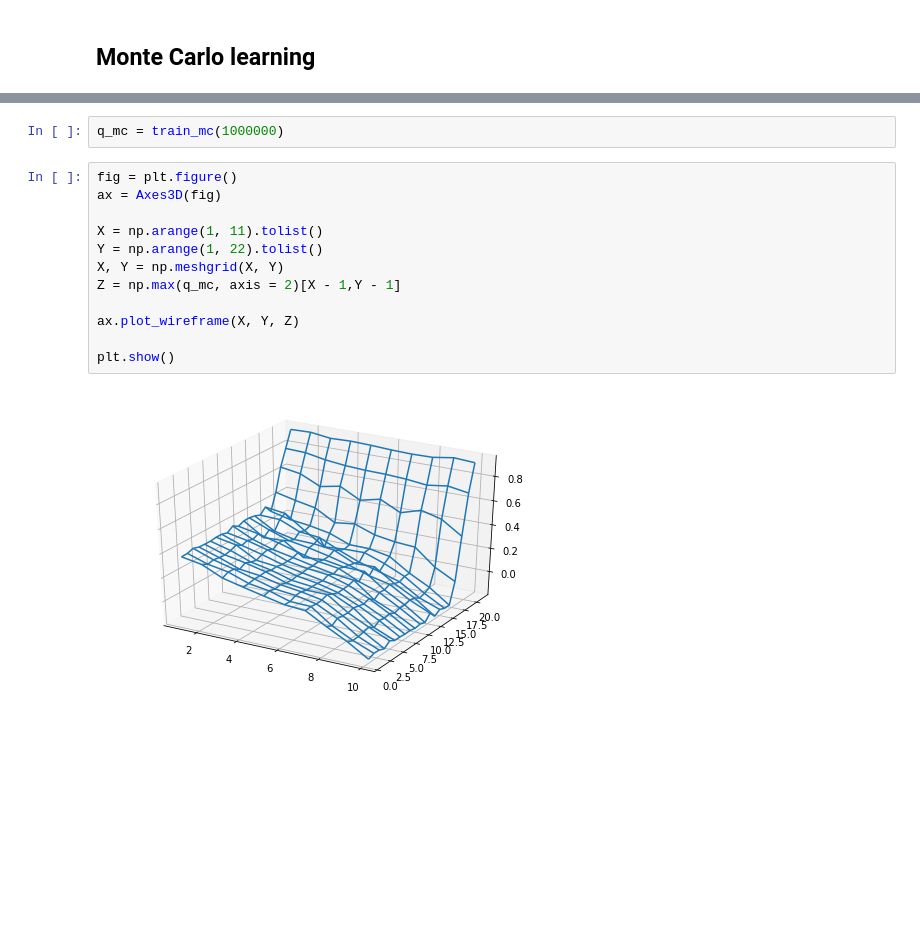
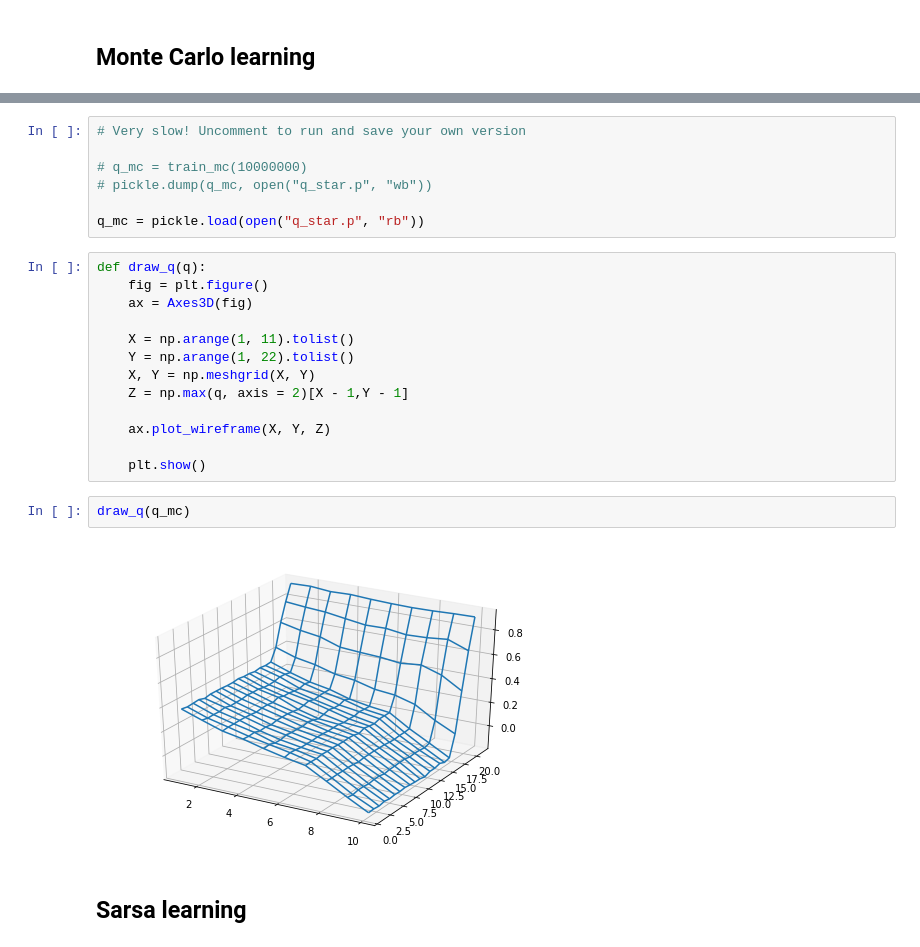
Before and after one commit to kwichmann/easy21, a Jupyter notebook: easy21.ipynb, the cells around one changed output, grey strips where cells are left out. Saved outputs shown, nothing was run; the diff lists cells and outputs as text; blank space fills up the shorter version.

Commit message:
Sarsa learning (and pickle of q*)

```diff
--- a/easy21.ipynb
+++ b/easy21.ipynb
@@ -82,19 +81,29 @@ def train_mc(episodes):
             q_mc[event] = current_q + 1 / visited_action[event] * (reward - current_q)
 
     return q_mc
-# %%
-q_mc = train_mc(1000000)
+# %%
+# Very slow! Uncomment to run and save your own version
+
+# q_mc = train_mc(10000000)
+# pickle.dump(q_mc, open("q_star.p", "wb"))
+
+q_mc = pickle.load(open("q_star.p", "rb"))
 # %%
-fig = plt.figure()
-ax = Axes3D(fig)
+def draw_q(q):
+    fig = plt.figure()
+    ax = Axes3D(fig)
 
-X = np.arange(1, 11).tolist()
-Y = np.arange(1, 22).tolist()
-X, Y = np.meshgrid(X, Y)
-Z = np.max(q_mc, axis = 2)[X - 1,Y - 1]
+    X = np.arange(1, 11).tolist()
+    Y = np.arange(1, 22).tolist()
+    X, Y = np.meshgrid(X, Y)
+    Z = np.max(q, axis = 2)[X - 1,Y - 1]
 
-ax.plot_wireframe(X, Y, Z)
+    ax.plot_wireframe(X, Y, Z)
 
-plt.show()
+    plt.show()
-# %% [output]
-[figure, removed]
+# %%
+draw_q(q_mc)
+# %% [output]
+[figure, added]
+# %% [markdown]
+## Sarsa learning
```
Also changed, not shown: parts of 5 cells of this notebook, 1 other file.
